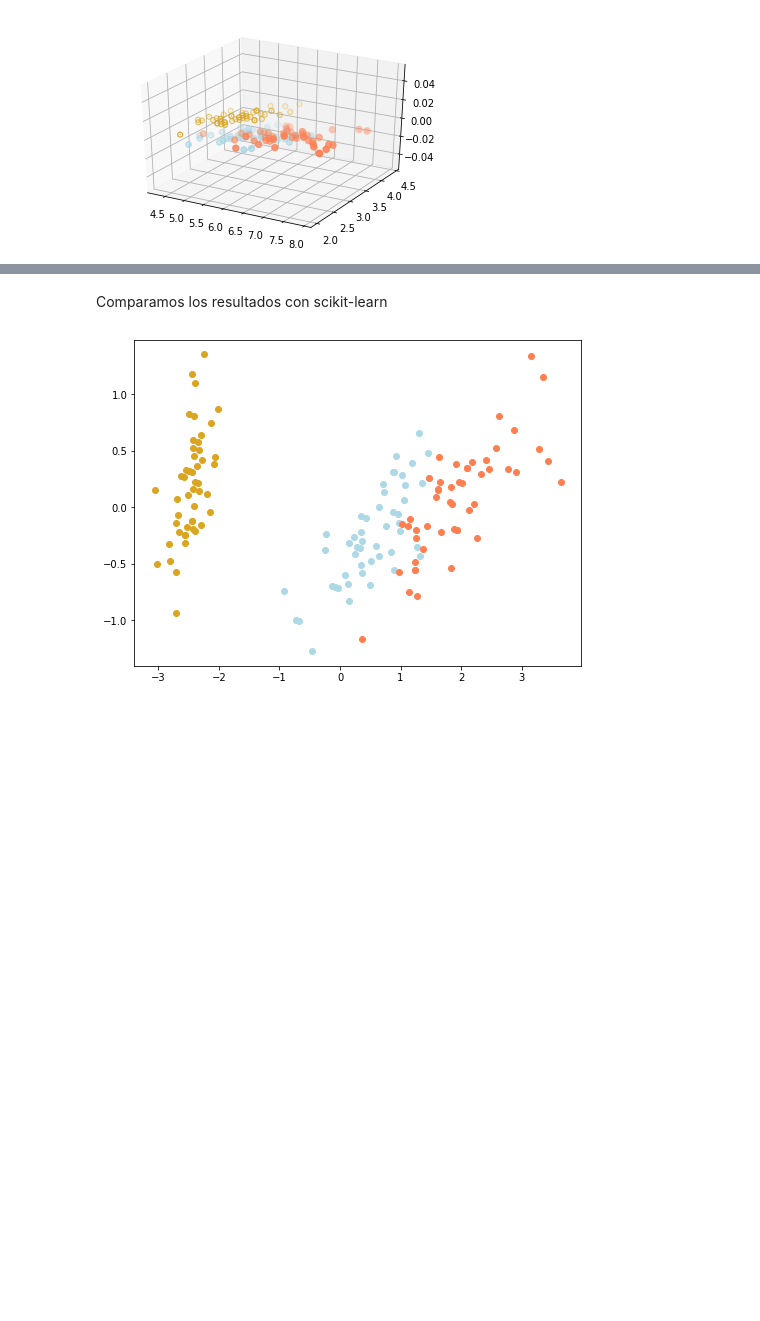
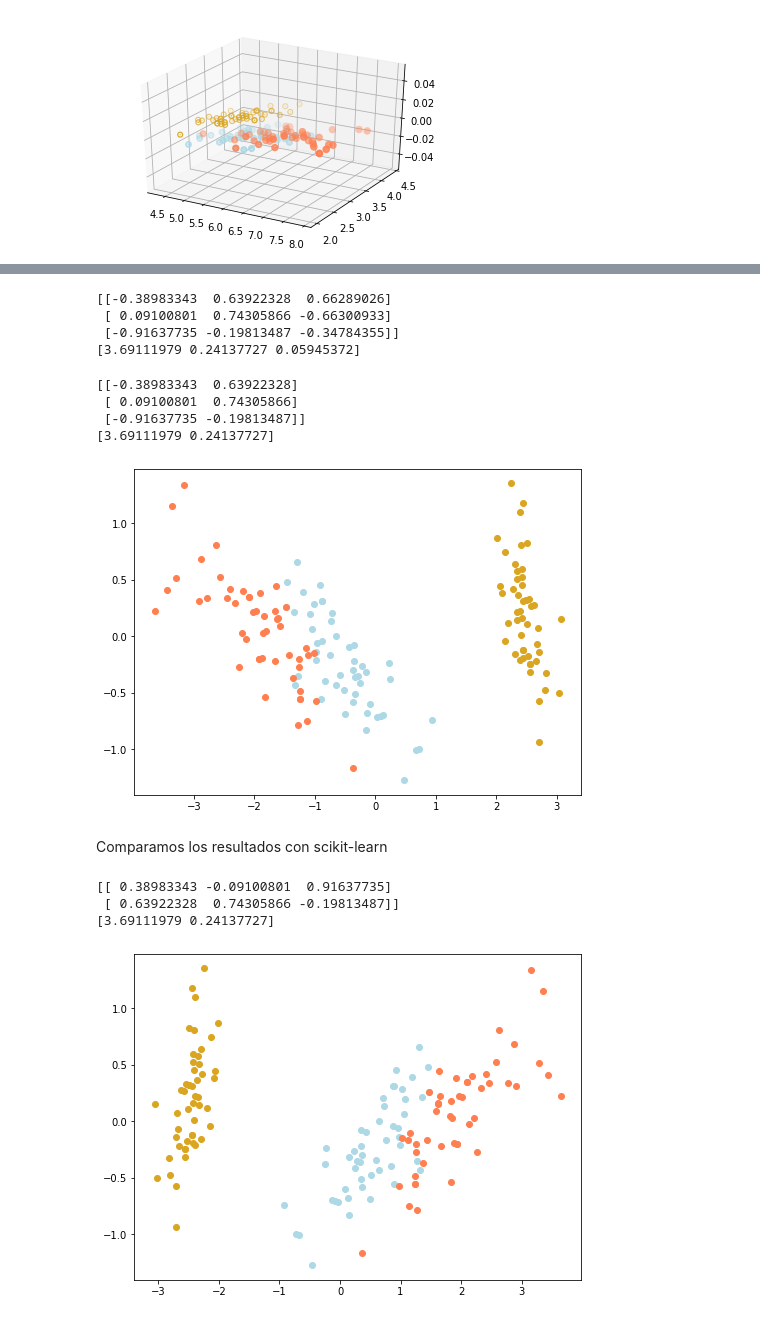
Before and after one commit to blancavazquez/CursoDatosMasivosII, a Jupyter notebook: notebooks/1b_pca.ipynb, the cells around one changed output, grey strips where cells are left out. Cells and saved outputs as stored; diff of their text form; code cells hidden in the pictures; blank space fills up the shorter version.

```diff
--- a/notebooks/1b_pca.ipynb
+++ b/notebooks/1b_pca.ipynb
@@ -107,3 +118,44 @@ plt.show()
+# %%
+print(pca3d.components_)
+print(pca3d.vars_)
+# %% [output]
+[[-0.38983343  0.63922328  0.66289026]
+ [ 0.09100801  0.74305866 -0.66300933]
+ [-0.91637735 -0.19813487 -0.34784355]]
+[3.69111979 0.24137727 0.05945372]
+# %%
+pca3d_2c = PCA(2)
+pca3d_2c.fit(p3d)
+print(pca3d_2c.components_)
+print(pca3d_2c.vars_)
+# %% [output]
+[[-0.38983343  0.63922328]
+ [ 0.09100801  0.74305866]
+ [-0.91637735 -0.19813487]]
+[3.69111979 0.24137727]
+# %%
+proj = pca3d_2c.transform(p3d)
+
+fig = plt.figure(1, figsize=(8, 6))
+for i,c in enumerate(colores):
+  plt.plot(proj[np.where(iris['target']==i), 0],
+           proj[np.where(iris['target']==i), 1],
+           'o', color=c)
+plt.show()
+# %% [output]
+[figure, added]
 # %% [markdown]
 Comparamos los resultados con scikit-learn
+# %%
+from sklearn.decomposition import PCA as SKPCA
+
+skpca = SKPCA(n_components=2)
+skpca.fit(p3d)
+
+print(skpca.components_)
+print(skpca.explained_variance_)
+# %% [output]
+[[ 0.38983343 -0.09100801  0.91637735]
+ [ 0.63922328  0.74305866 -0.19813487]]
+[3.69111979 0.24137727]
 # %%
```
Also changed, not shown: parts of 31 cells of this notebook.
